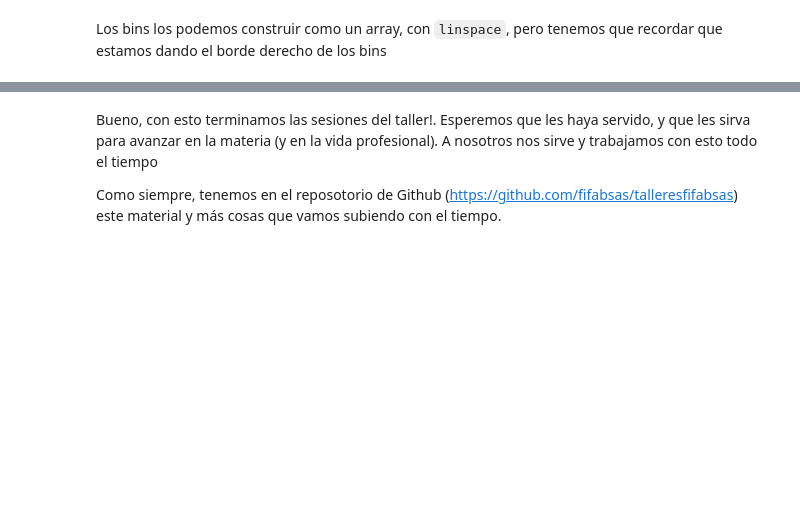
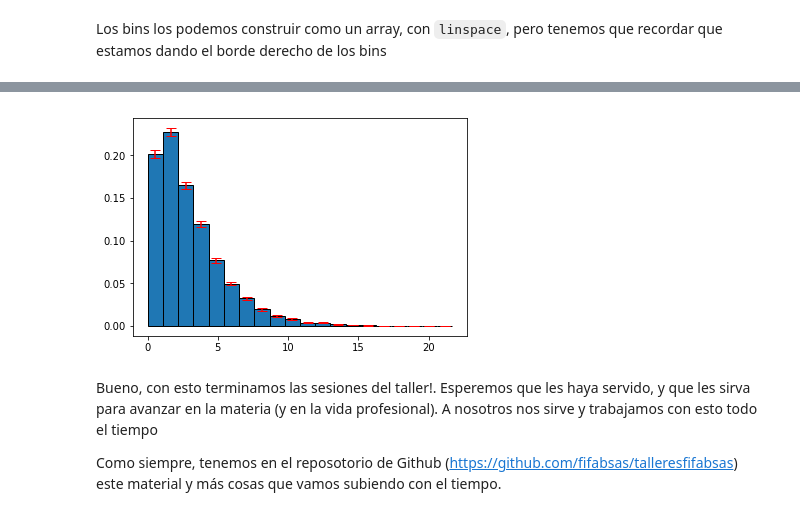
Before and after one commit to fifabsas/talleresfifabsas, a Jupyter notebook: python/Incertezas/numerico.ipynb, the cells around one changed output, grey strips where cells are left out. Cells and saved outputs as stored; diff of their text form; code cells hidden in the pictures; blank space fills up the shorter version.

```diff
--- a/python/Incertezas/numerico.ipynb
+++ b/python/Incertezas/numerico.ipynb
@@ -375,3 +390,16 @@ La librería `random` tiene un par de funciones para muestrear distribuciones us
+# %%
+hist, bin_edges = np.histogram(A, bins=20, normed=True) #Devuelve el histograma _normalizado_
+
+bin_pos = 0.5 * (bin_edges[1:] + bin_edges[:-1])  #Ubica al centro los errores
+error_bar = np.sqrt(hist / len(A))  #¿Está bien este error?
+width =  np.diff(bin_edges).mean()  #Es el tamaño de cada barra. Usamos la distancia entre bins
+
+plt.bar(bin_pos, hist, width=width, edgecolor='k',
+        yerr = error_bar, ecolor='r', capsize=5)
+
+plt.show()
+# %% [output]
+[figure, added]
 # %% [markdown]
 Bueno, con esto terminamos las sesiones del taller!. Esperemos que les haya servido, y que les sirva para avanzar en la materia (y en la vida profesional). A nosotros nos sirve y trabajamos con esto todo el tiempo
 
```
Also changed, not shown: parts of 17 cells of this notebook.
